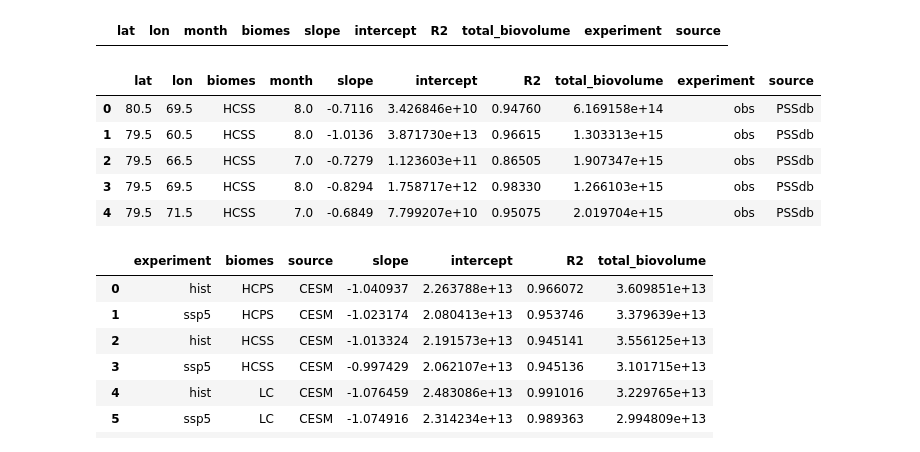
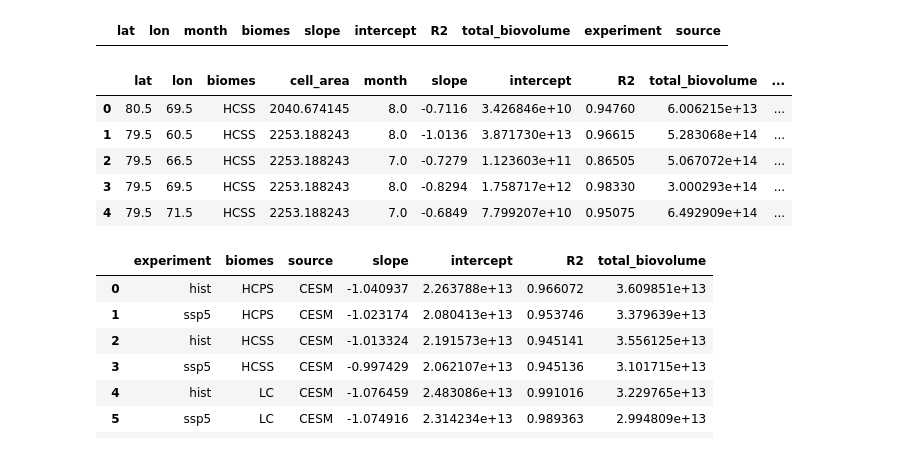
Before and after one commit to MarCorralesU/CMIP6_size_spectra, a Jupyter notebook: scripts/Fig_4_mean_coeff_by_biome_data.ipynb, the cells around one changed output. Cells and saved outputs as stored; diff of their text form; code cells hidden in the pictures.

```diff
--- a/scripts/Fig_4_mean_coeff_by_biome_data.ipynb
+++ b/scripts/Fig_4_mean_coeff_by_biome_data.ipynb
@@ -60,15 +60,21 @@ test.head()
 # %%
 df_PSSdb = pd.read_csv('/Users/mc4214/Documents/CMIP6_PSS_paper/data/PSSdb_data/PSSdb_data_full.csv', sep= ',')
 df_PSSdb=df_PSSdb.drop(columns=['season'])
+df_PSSdb = df_PSSdb.rename(
+    columns={
+        'total_biovolume': 'full_biovolume',
+        'subset_biovolume': 'total_biovolume'
+    }
+)
 df_PSSdb['intercept'] =10**(df_PSSdb['intercept'])
 df_PSSdb.head()
 # %% [output]
-|  | lat | lon | biomes | month | slope | intercept | R2 | total_biovolume | experiment | source |
-| 0 | 80.5 | 69.5 | HCSS | 8.0 | -0.7116 | 3.426846e+10 | 0.94760 | 6.169158e+14 | obs | PSSdb |
-| 1 | 79.5 | 60.5 | HCSS | 8.0 | -1.0136 | 3.871730e+13 | 0.96615 | 1.303313e+15 | obs | PSSdb |
-| 2 | 79.5 | 66.5 | HCSS | 7.0 | -0.7279 | 1.123603e+11 | 0.86505 | 1.907347e+15 | obs | PSSdb |
-| 3 | 79.5 | 69.5 | HCSS | 8.0 | -0.8294 | 1.758717e+12 | 0.98330 | 1.266103e+15 | obs | PSSdb |
-| 4 | 79.5 | 71.5 | HCSS | 7.0 | -0.6849 | 7.799207e+10 | 0.95075 | 2.019704e+15 | obs | PSSdb |
+|  | lat | lon | biomes | cell_area | month | slope | intercept | R2 | total_biovolume | ... |
+| 0 | 80.5 | 69.5 | HCSS | 2040.674145 | 8.0 | -0.7116 | 3.426846e+10 | 0.94760 | 6.006215e+13 | ... |
+| 1 | 79.5 | 60.5 | HCSS | 2253.188243 | 8.0 | -1.0136 | 3.871730e+13 | 0.96615 | 5.283068e+14 | ... |
+| 2 | 79.5 | 66.5 | HCSS | 2253.188243 | 7.0 | -0.7279 | 1.123603e+11 | 0.86505 | 5.067072e+14 | ... |
+| 3 | 79.5 | 69.5 | HCSS | 2253.188243 | 8.0 | -0.8294 | 1.758717e+12 | 0.98330 | 3.000293e+14 | ... |
+| 4 | 79.5 | 71.5 | HCSS | 2253.188243 | 7.0 | -0.6849 | 7.799207e+10 | 0.95075 | 6.492909e+14 | ... |
 # %%
 # remove data from winter in the HCSS since it has very few data points, however, this might need to be discussed. what is the criteria to discard months with low sample size
 #df_CMIP6= df_CMIP6.drop(df_CMIP6[(df_CMIP6.biomes=='HCSS')& (df_CMIP6.month==1.0) |(df_CMIP6.month==2.0) |(df_CMIP6.month==12.0)].index).reset_index()
```
Also changed, not shown: parts of 9 cells of this notebook, 4 other files.
